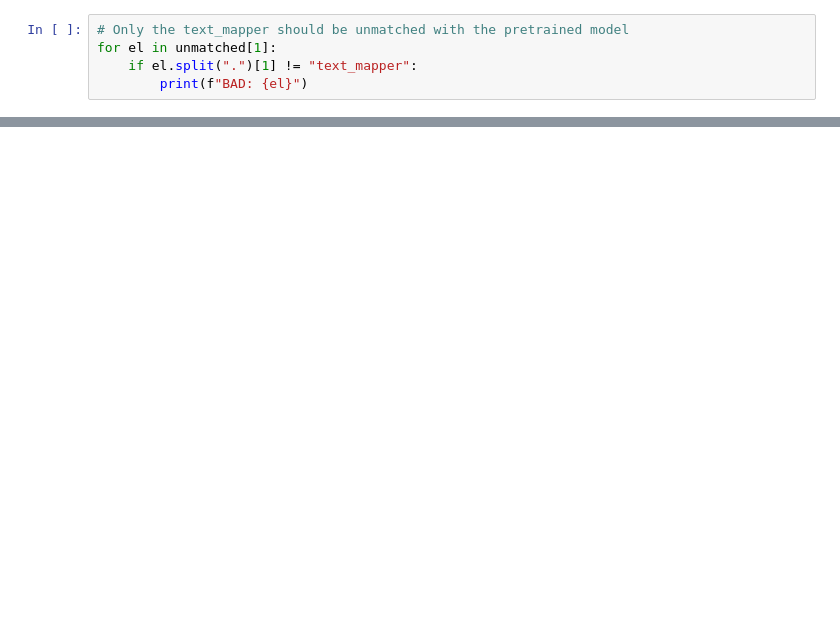
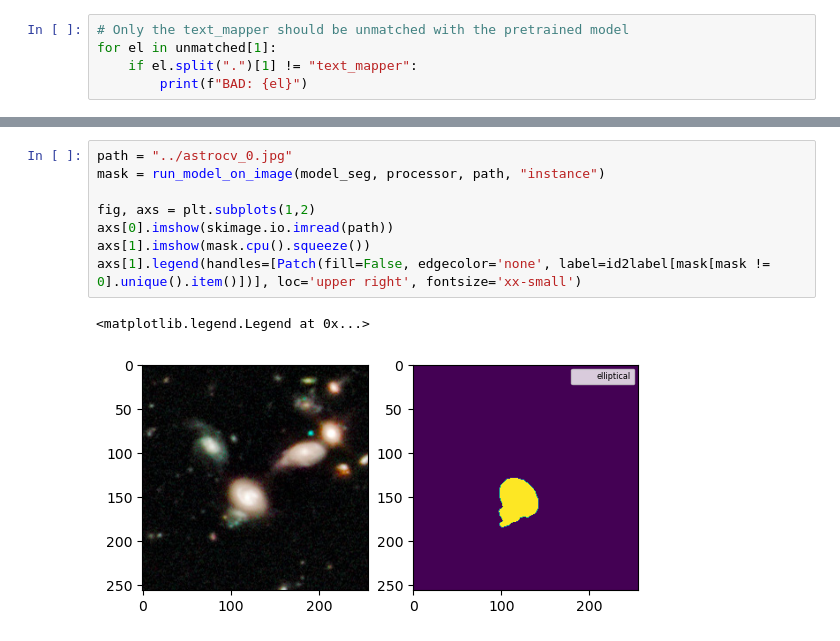
Before and after one commit to PanzaResce/galaxy_segmentation, a Jupyter notebook: notebooks/post_training.ipynb, the cells around one changed output, grey strips where cells are left out. Cells and saved outputs as stored; diff of their text form; blank space fills up the shorter version.

```diff
--- a/notebooks/post_training.ipynb
+++ b/notebooks/post_training.ipynb
@@ -130,0 +226,11 @@ show_confusion_matrix(confusion_matrix, id2label)
+# %%
+path = "../astrocv_0.jpg"
+mask = run_model_on_image(model_seg, processor, path, "instance")
+
+fig, axs = plt.subplots(1,2)
+axs[0].imshow(skimage.io.imread(path))
+axs[1].imshow(mask.cpu().squeeze())
+axs[1].legend(handles=[Patch(fill=False, edgecolor='none', label=id2label[mask[mask != 0].unique().item()])], loc='upper right', fontsize='xx-small')
+# %% [output]
+<matplotlib.legend.Legend at 0x...>
+[figure, added]
```
Also changed, not shown: parts of 21 cells of this notebook, 12 other files.
